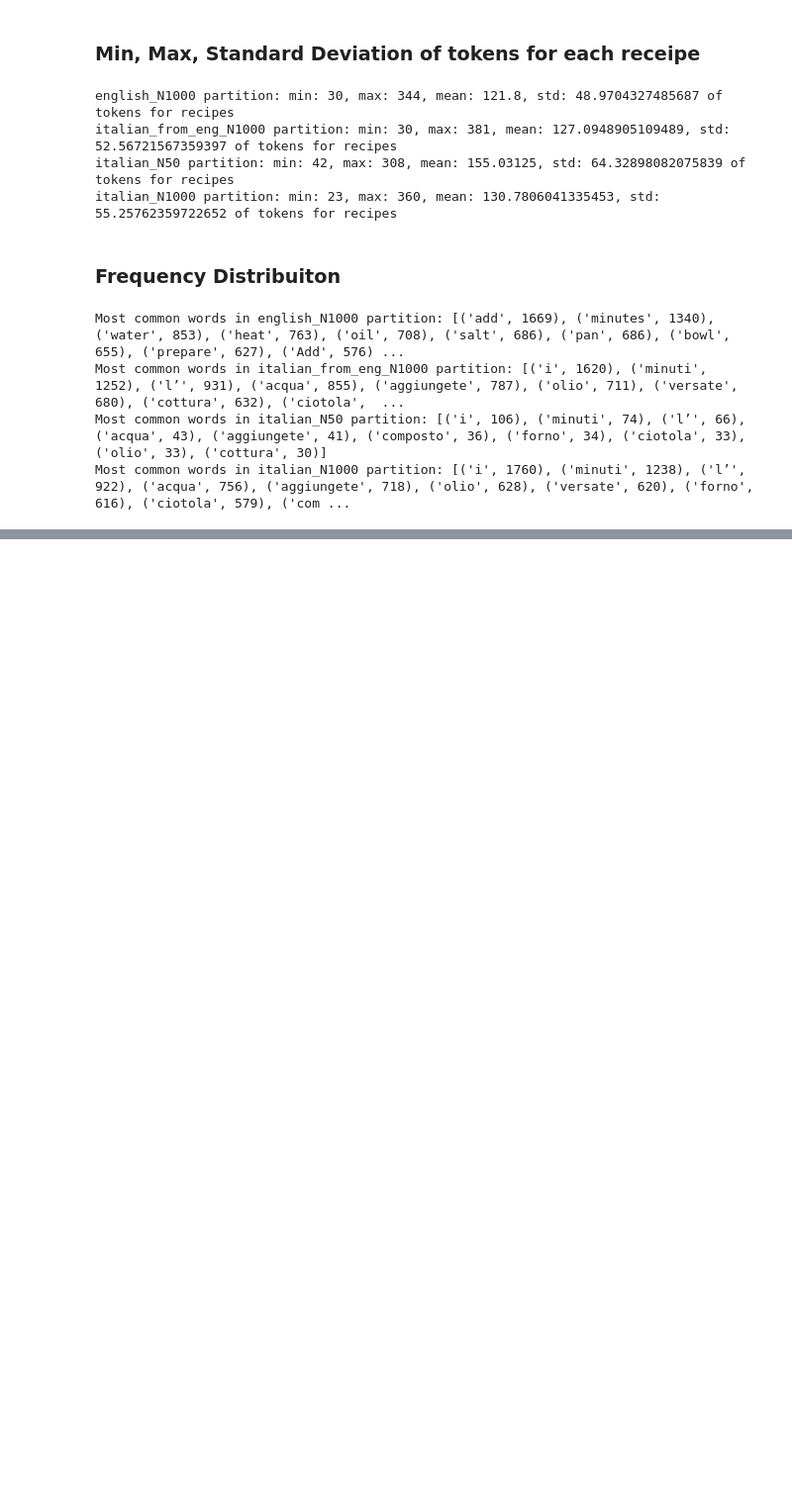
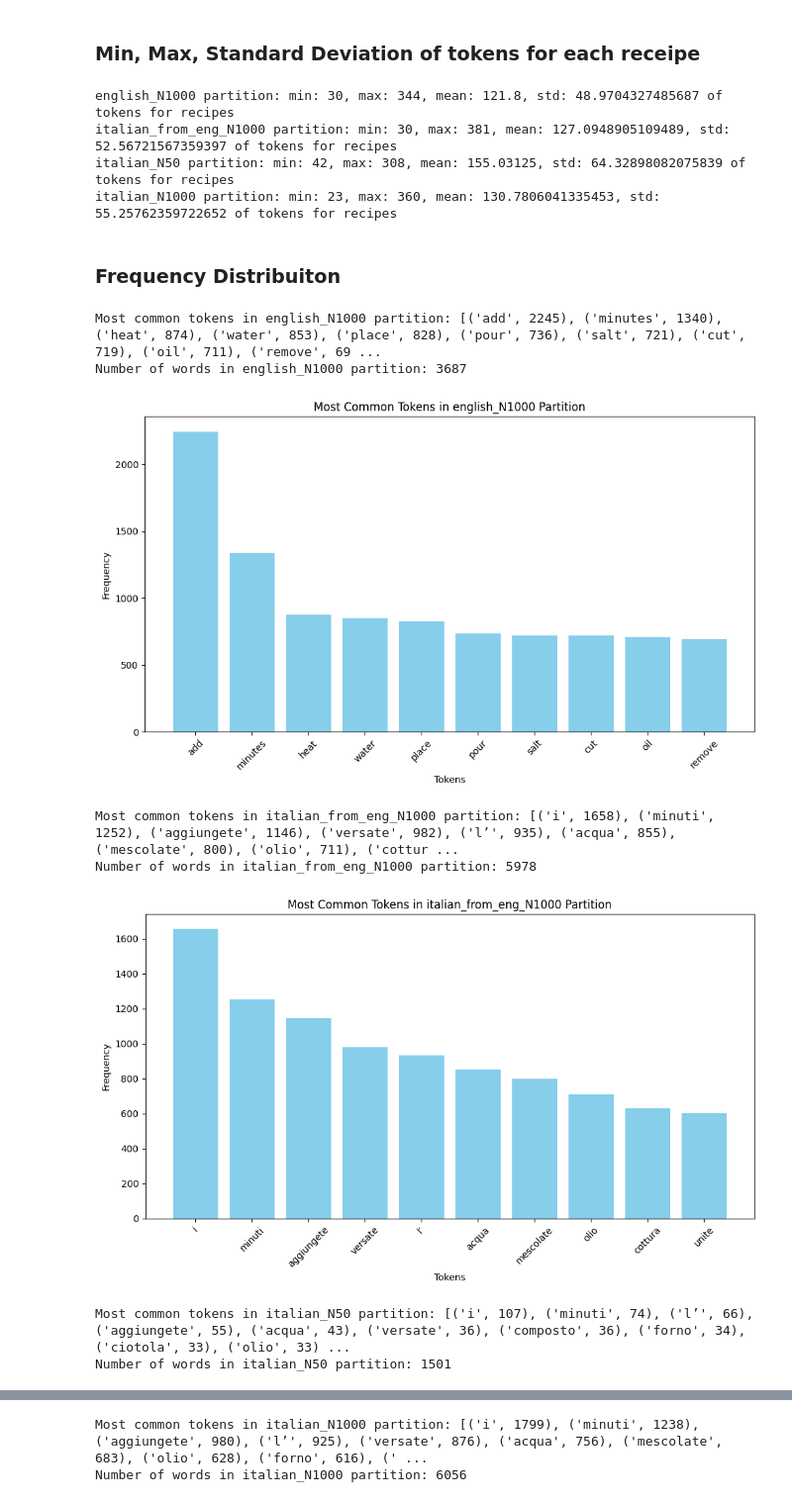
Before and after one commit to christianmoiola/MMTRC, a Jupyter notebook: dataset_analysis.ipynb, the cells around one changed output, grey strips where cells are left out. Shown: that part at 99% size. Drawn from its saved outputs; the diff is of its cells as text; code cells hidden in the pictures; blank space fills up the shorter version.

```diff
--- a/dataset_analysis.ipynb
+++ b/dataset_analysis.ipynb
@@ -109,7 +110,7 @@ def tokenize_text(text, language='en'):
         doc = nlp_ita(text["text"])
     else:
         raise ValueError("Language not supported. Use 'en' for English or 'it' for Italian.")
-    tokens = [token.text for token in doc if not token.is_stop and not token.is_punct and not token.is_space]
+    tokens = [token.text.lower() for token in doc if not token.is_stop and not token.is_punct and not token.is_space]
     return tokens
 
 def tokenize_dataset(dataset, name):
@@ -201,20 +202,50 @@ italian_N1000 partition: min: 23, max: 360, mean: 130.7806041335453, std: 55.257
 # %%
 def frequency_distribution(dataset):
     '''
     Computes the frequency distribution of tokenized steps in the dataset.
     The function takes a dataset as input and returns the frequency distribution.
     '''
     token_counter = Counter()
     for el in dataset:
         for step in el["tokenized_steps"]:
             token_counter.update(step)
     return token_counter
 
 
+def plot_most_common(counter: Counter, x: int = 10, title: str = "Most Common Tokens"):
+    """
+    Plots the top `x` most common elements in a Counter object.
+
+    Parameters:
+        counter (Counter): A collections.Counter object with frequencies.
+        x (int): Number of most common elements to display.
+        title (str): Title of the plot.
+    """
+    most_common = counter.most_common(x)
+    tokens = [item[0] for item in most_common]
+    counts = [item[1] for item in most_common]
+
+    plt.figure(figsize=(10, 6))
+    plt.bar(tokens, counts, color='skyblue')
+    plt.title(title)
+    plt.xlabel("Tokens")
+    plt.ylabel("Frequency")
+    plt.xticks(rotation=45)
+    plt.tight_layout()
+    plt.show()
+
+
 for name, partition in dataset.items():
-    print(f"Most common words in {name} partition: {frequency_distribution(partition).most_common(10)}")
+    freq_dist = frequency_distribution(partition)
+    print(f"Most common tokens in {name} partition: {freq_dist.most_common(10)}")
+    print(f"Number of words in {name} partition: {len(freq_dist)}")
+    plot_most_common(freq_dist, x=10, title=f"Most Common Tokens in {name} Partition")
 # %% [output]
-Most common words in english_N1000 partition: [('add', 1669), ('minutes', 1340), ('water', 853), ('heat', 763), ('oil', 708), ('salt', 686), ('pan', 686), ('bowl', 655), ('prepare', 627), ('Add', 576) ...
-Most common words in italian_from_eng_N1000 partition: [('i', 1620), ('minuti', 1252), ('l’', 931), ('acqua', 855), ('aggiungete', 787), ('olio', 711), ('versate', 680), ('cottura', 632), ('ciotola',  ...
-Most common words in italian_N50 partition: [('i', 106), ('minuti', 74), ('l’', 66), ('acqua', 43), ('aggiungete', 41), ('composto', 36), ('forno', 34), ('ciotola', 33), ('olio', 33), ('cottura', 30)]
-Most common words in italian_N1000 partition: [('i', 1760), ('minuti', 1238), ('l’', 922), ('acqua', 756), ('aggiungete', 718), ('olio', 628), ('versate', 620), ('forno', 616), ('ciotola', 579), ('com ...
+Most common tokens in english_N1000 partition: [('add', 2245), ('minutes', 1340), ('heat', 874), ('water', 853), ('place', 828), ('pour', 736), ('salt', 721), ('cut', 719), ('oil', 711), ('remove', 69 ...
+Number of words in english_N1000 partition: 3687
+[figure, added]
+Most common tokens in italian_from_eng_N1000 partition: [('i', 1658), ('minuti', 1252), ('aggiungete', 1146), ('versate', 982), ('l’', 935), ('acqua', 855), ('mescolate', 800), ('olio', 711), ('cottur ...
+Number of words in italian_from_eng_N1000 partition: 5978
+[figure, added]
+Most common tokens in italian_N50 partition: [('i', 107), ('minuti', 74), ('l’', 66), ('aggiungete', 55), ('acqua', 43), ('versate', 36), ('composto', 36), ('forno', 34), ('ciotola', 33), ('olio', 33) ...
+Number of words in italian_N50 partition: 1501
@@ -220,0 +253,2 @@ Most common words in italian_N1000 partition: [('i', 1760), ('minuti', 1238), ('
+Most common tokens in italian_N1000 partition: [('i', 1799), ('minuti', 1238), ('aggiungete', 980), ('l’', 925), ('versate', 876), ('acqua', 756), ('mescolate', 683), ('olio', 628), ('forno', 616), (' ...
+Number of words in italian_N1000 partition: 6056
```
Also changed, not shown: parts of 3 cells of this notebook.
